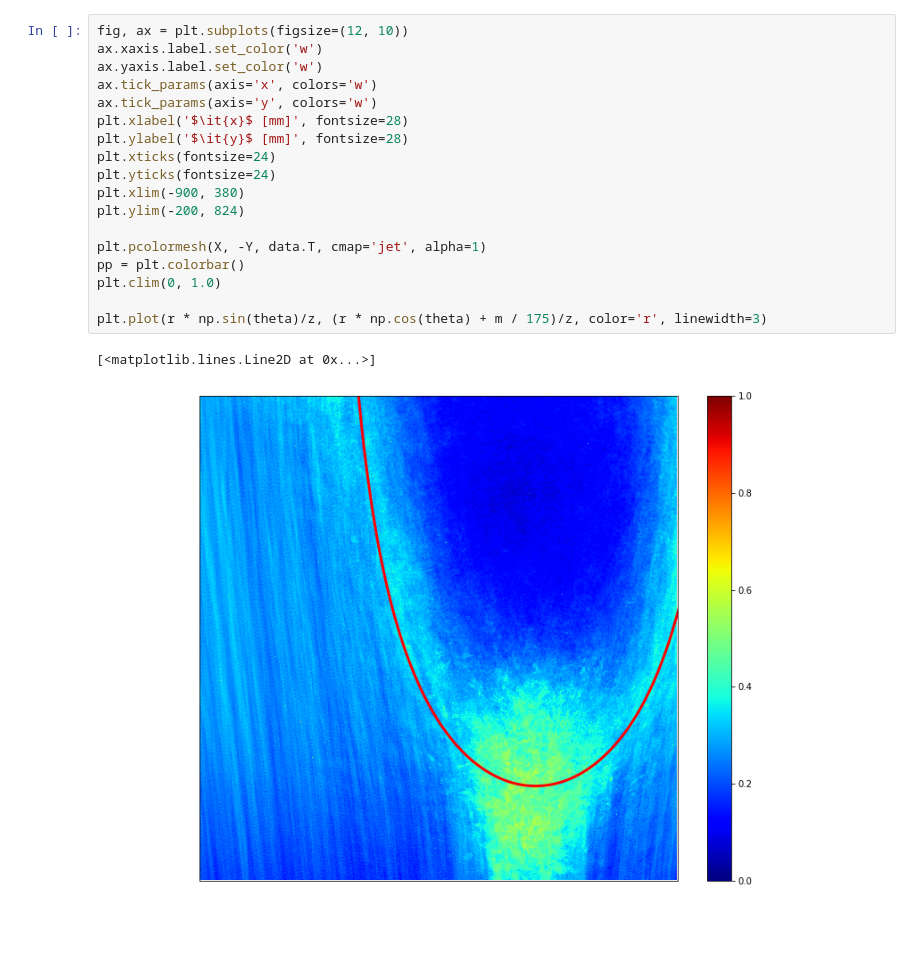
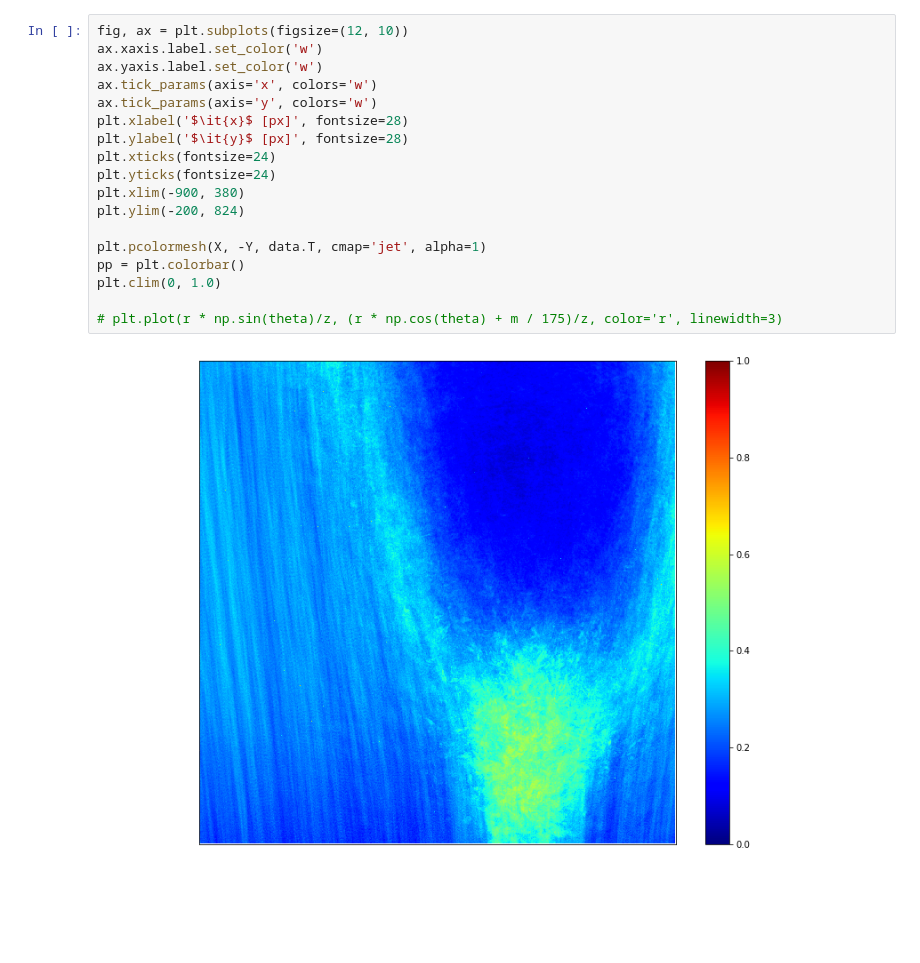
Before and after one commit to wakky927/parabola, a Jupyter notebook: notebooks/rm_2021_12_01.ipynb, the cells around one changed output. Cells and saved outputs as stored; diff of their text form.

```diff
--- a/notebooks/rm_2021_12_01.ipynb
+++ b/notebooks/rm_2021_12_01.ipynb
@@ -23,21 +28,20 @@ r = m * (np.pi - theta) / 175 / np.sin(theta)
 # %%
 fig, ax = plt.subplots(figsize=(12, 10))
 ax.xaxis.label.set_color('w')
 ax.yaxis.label.set_color('w')
 ax.tick_params(axis='x', colors='w')
 ax.tick_params(axis='y', colors='w')
-plt.xlabel('$\it{x}$ [mm]', fontsize=28)
-plt.ylabel('$\it{y}$ [mm]', fontsize=28)
+plt.xlabel('$\it{x}$ [px]', fontsize=28)
+plt.ylabel('$\it{y}$ [px]', fontsize=28)
 plt.xticks(fontsize=24)
 plt.yticks(fontsize=24)
 plt.xlim(-900, 380)
 plt.ylim(-200, 824)
 
 plt.pcolormesh(X, -Y, data.T, cmap='jet', alpha=1)
 pp = plt.colorbar()
 plt.clim(0, 1.0)
 
-plt.plot(r * np.sin(theta)/z, (r * np.cos(theta) + m / 175)/z, color='r', linewidth=3)
+# plt.plot(r * np.sin(theta)/z, (r * np.cos(theta) + m / 175)/z, color='r', linewidth=3)
 # %% [output]
-[<matplotlib.lines.Line2D at 0x...>]
-[figure, old version]
+[figure, new version]
```
Also changed, not shown: parts of 7 cells of this notebook, 2 other files.
